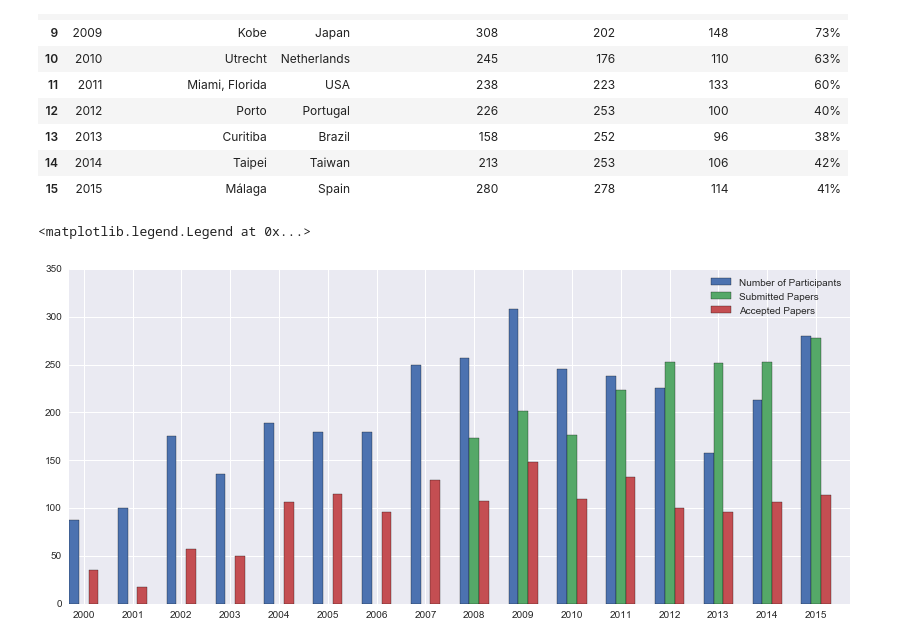
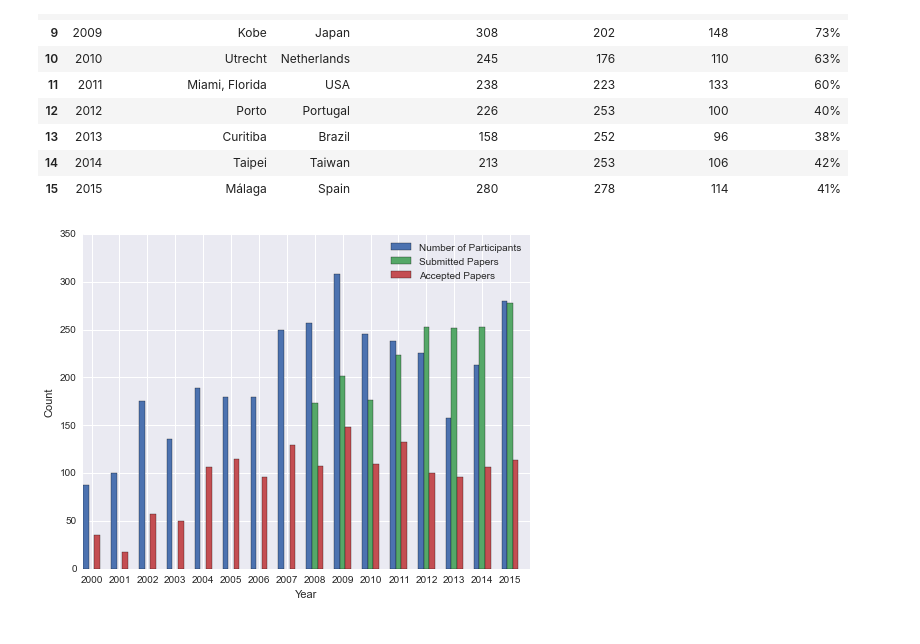
Before and after one commit to ismir/community-stats, a Jupyter notebook: data-visualization.ipynb, the cells around one changed output. Drawn from its saved outputs; the diff is of its cells as text; code cells hidden in the pictures.

```diff
--- a/data-visualization.ipynb
+++ b/data-visualization.ipynb
@@ -36,17 +38,17 @@ data
 | 14 | 2014 | Taipei | Taiwan | 213 | 253 | 106 | 42% |
 | 15 | 2015 | Málaga | Spain | 280 | 278 | 114 | 41% |
 # %%
-fig, ax = plt.subplots(1, 1, figsize=(14, 6))
+fig, ax = plt.subplots(1, 1, figsize=(8, 6))
 fields = ['Number of Participants', 'Submitted Papers', 'Accepted Papers']
 for n, k in enumerate(fields):
     ax.bar(data.Year + 0.2*n, data[k], width=0.2,
            fc=seaborn.color_palette()[n], label=k)
 
 ax.set_xlabel("Year")
 ax.set_ylabel("Count")
 ax.set_title("")
 plt.xticks(data.Year + 0.3, [str(v) for v in np.array(data.Year)])
 plt.legend()
+plt.savefig('../ismir_web/img/conference_stats.png')
 # %% [output]
-<matplotlib.legend.Legend at 0x...>
-[figure, old version]
+[figure, new version]
```
Also changed, not shown: parts of 12 cells of this notebook.
